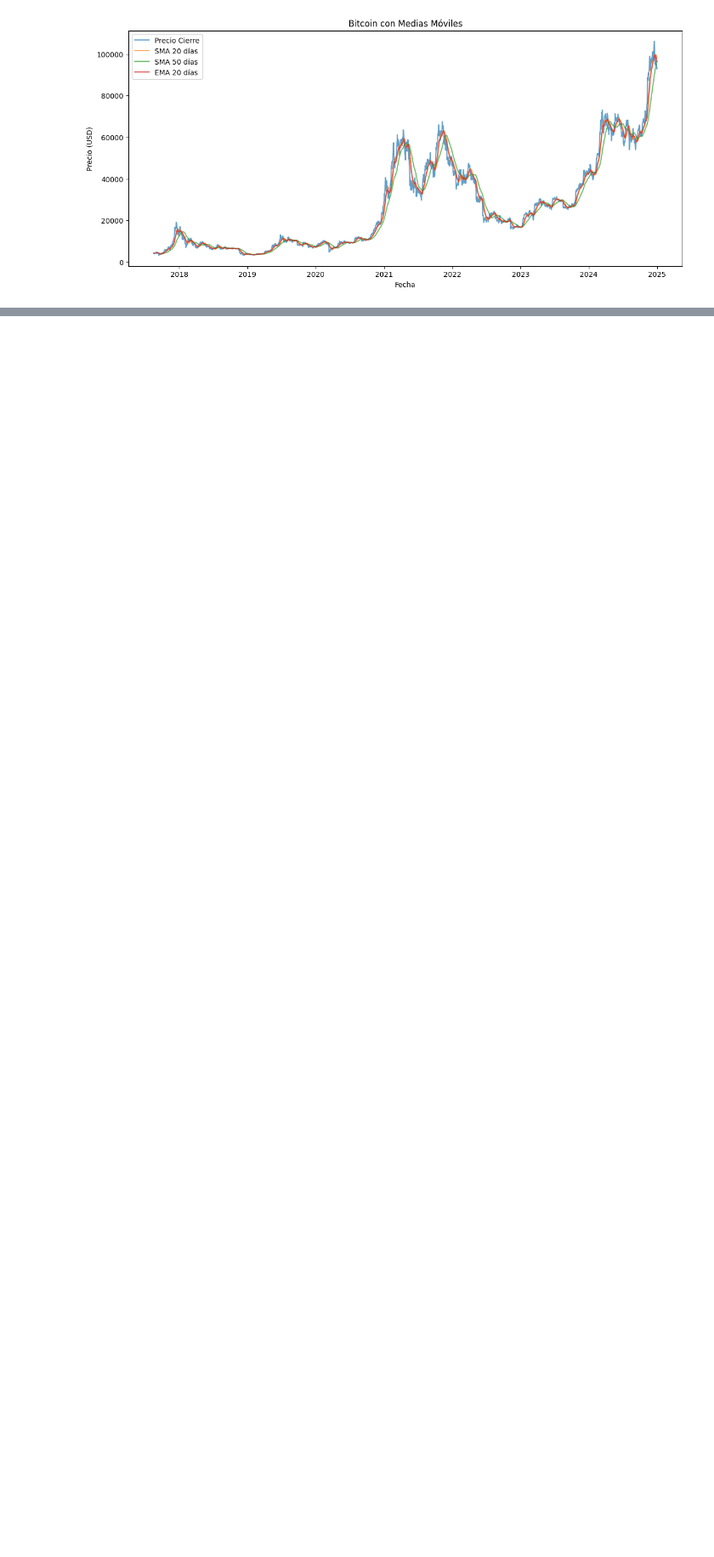
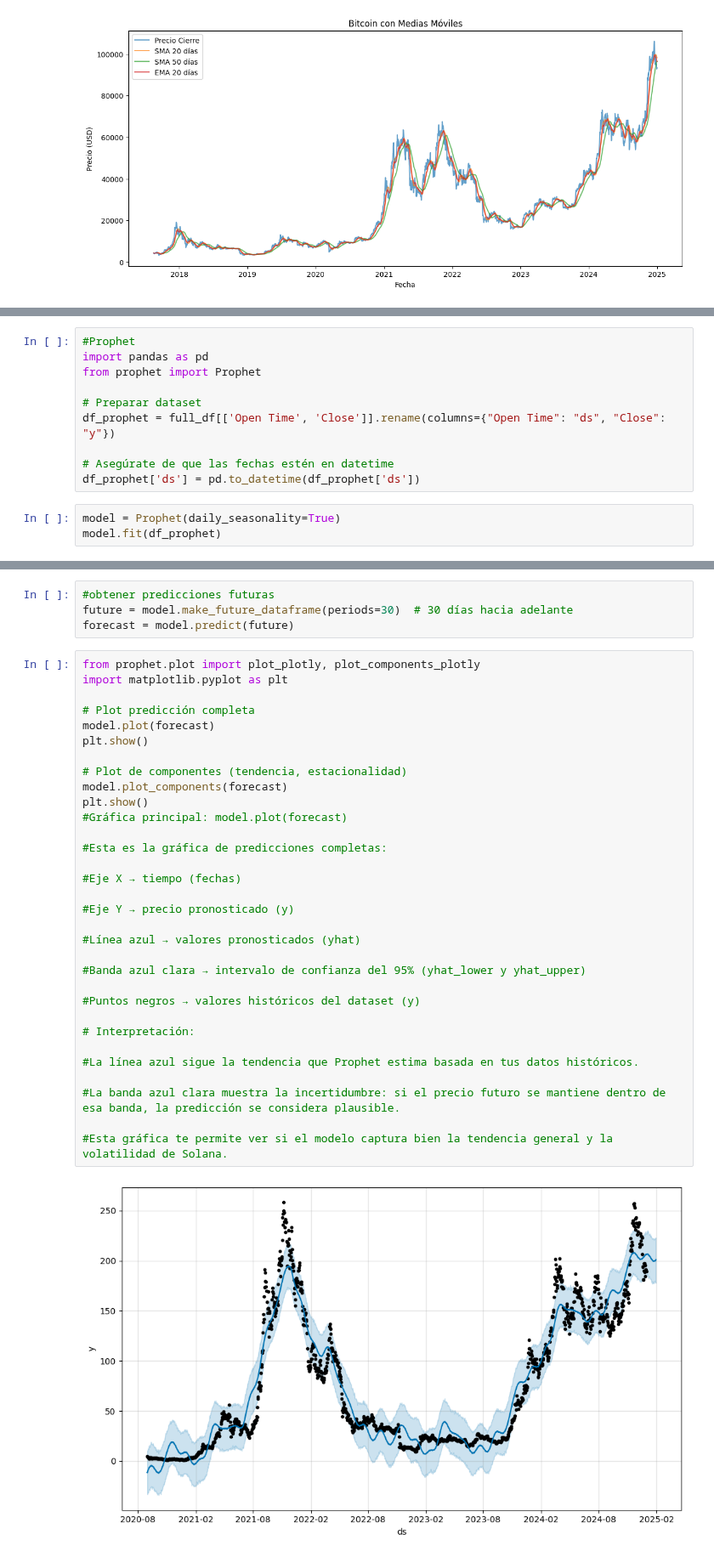
Before and after one commit to FerdinandMileto/proyecto-prediccion-del-precio-cripto, a Jupyter notebook: analisarcsv.ipynb, the cells around one changed output, grey strips where cells are left out. Shown at 85% size. Drawn from its saved outputs; the diff is of its cells as text; blank space fills up the shorter version.

```diff
--- a/analisarcsv.ipynb
+++ b/analisarcsv.ipynb
@@ -189,0 +342,13 @@ print(df.head())
+# %%
+#Prophet
+import pandas as pd
+from prophet import Prophet
+
+# Preparar dataset
+df_prophet = full_df[['Open Time', 'Close']].rename(columns={"Open Time": "ds", "Close": "y"})
+
+# Asegúrate de que las fechas estén en datetime
+df_prophet['ds'] = pd.to_datetime(df_prophet['ds'])
+# %%
+model = Prophet(daily_seasonality=True)
+model.fit(df_prophet)
@@ -189,0 +359,38 @@ print(df.head())
+# %%
+#obtener predicciones futuras
+future = model.make_future_dataframe(periods=30)  # 30 días hacia adelante
+forecast = model.predict(future)
+# %%
+from prophet.plot import plot_plotly, plot_components_plotly
+import matplotlib.pyplot as plt
+
+# Plot predicción completa
+model.plot(forecast)
+plt.show()
+
+# Plot de componentes (tendencia, estacionalidad)
+model.plot_components(forecast)
+plt.show()
+#Gráfica principal: model.plot(forecast)
+
+#Esta es la gráfica de predicciones completas:
+
+#Eje X → tiempo (fechas)
+
+#Eje Y → precio pronosticado (y)
+
+#Línea azul → valores pronosticados (yhat)
+
+#Banda azul clara → intervalo de confianza del 95% (yhat_lower y yhat_upper)
+
+#Puntos negros → valores históricos del dataset (y)
+
+# Interpretación:
+
+#La línea azul sigue la tendencia que Prophet estima basada en tus datos históricos.
+
+#La banda azul clara muestra la incertidumbre: si el precio futuro se mantiene dentro de esa banda, la predicción se considera plausible.
+
+#Esta gráfica te permite ver si el modelo captura bien la tendencia general y la volatilidad de Solana.
+# %% [output]
+[figure, added]
```
Also changed, not shown: parts of 20 cells of this notebook, 4 other files.
